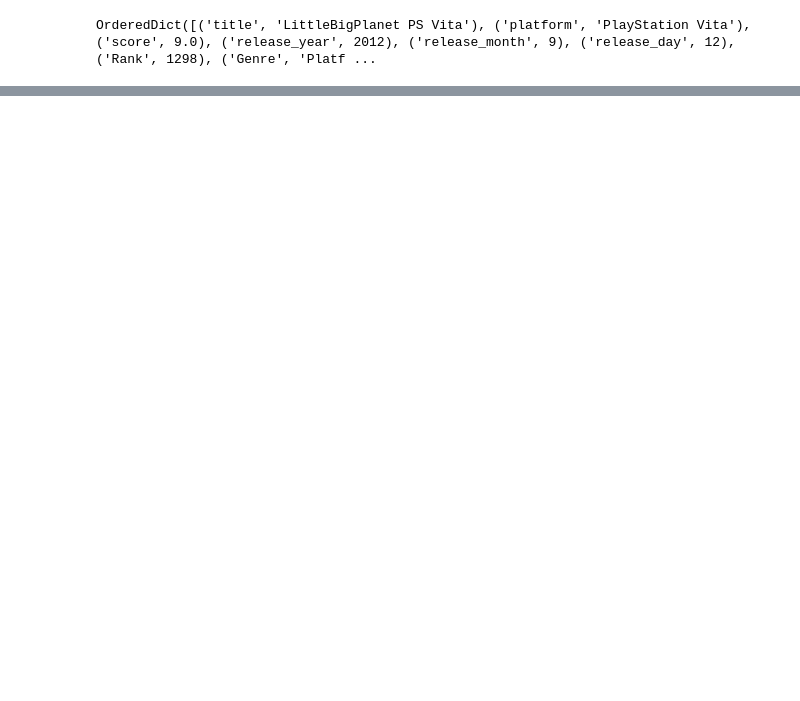
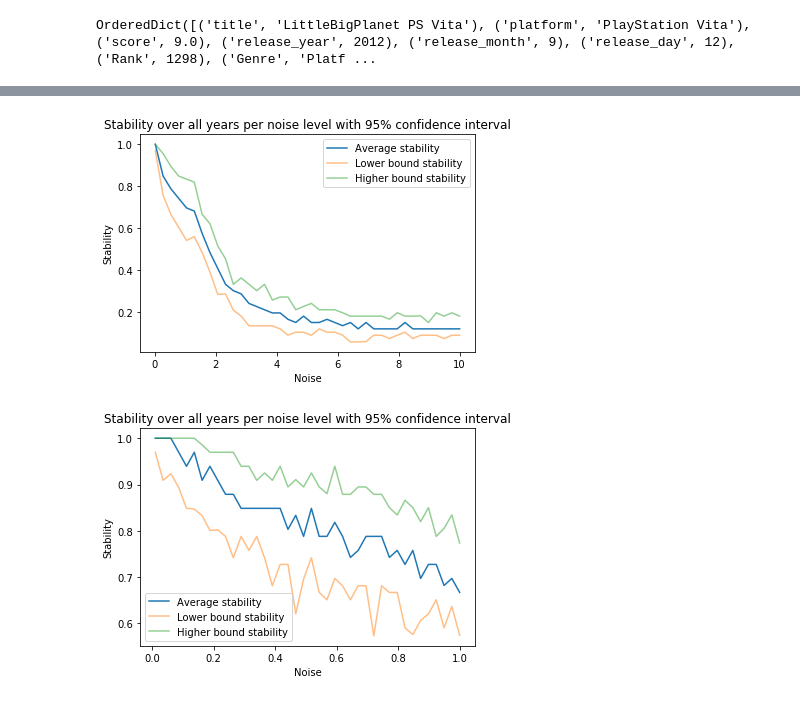
Before and after one commit to Archifer/SDA-Project, a Jupyter notebook: Score_noise.ipynb, the cells around one changed output, grey strips where cells are left out. Drawn from its saved outputs; the diff is of its cells as text; code cells hidden in the pictures; blank space fills up the shorter version.

```diff
--- a/Score_noise.ipynb
+++ b/Score_noise.ipynb
@@ -120,0 +295,8 @@ plt.show()
+# %%
+plot_stability_per_noise(data_playstation , top_size,
+                        key_ign_score, year_min, year_max, noise_min, noise_max, noise_steps, times)
+plot_stability_per_noise(data_playstation , top_size,
+                        key_ign_score, year_min, year_max, noise_min, noise_max2, noise_steps, times)
+# %% [output]
+[figure, added]
+[figure, added]
```
Also changed, not shown: parts of 8 cells of this notebook.
